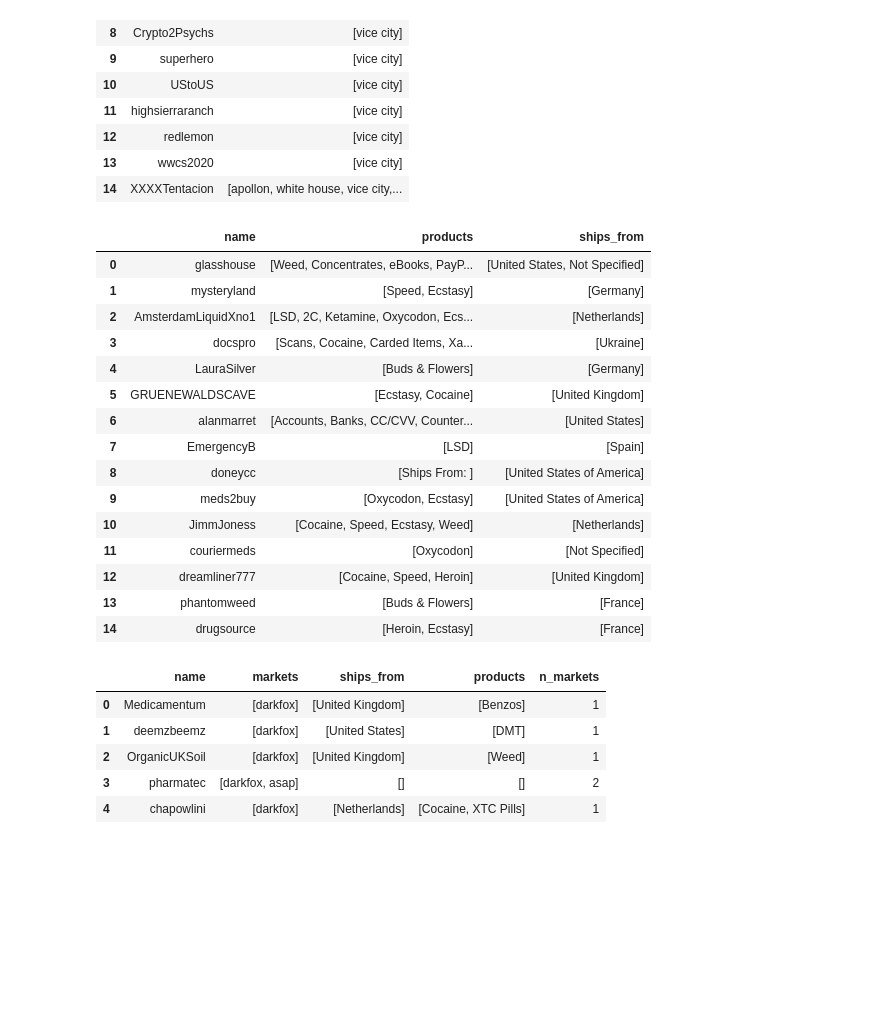
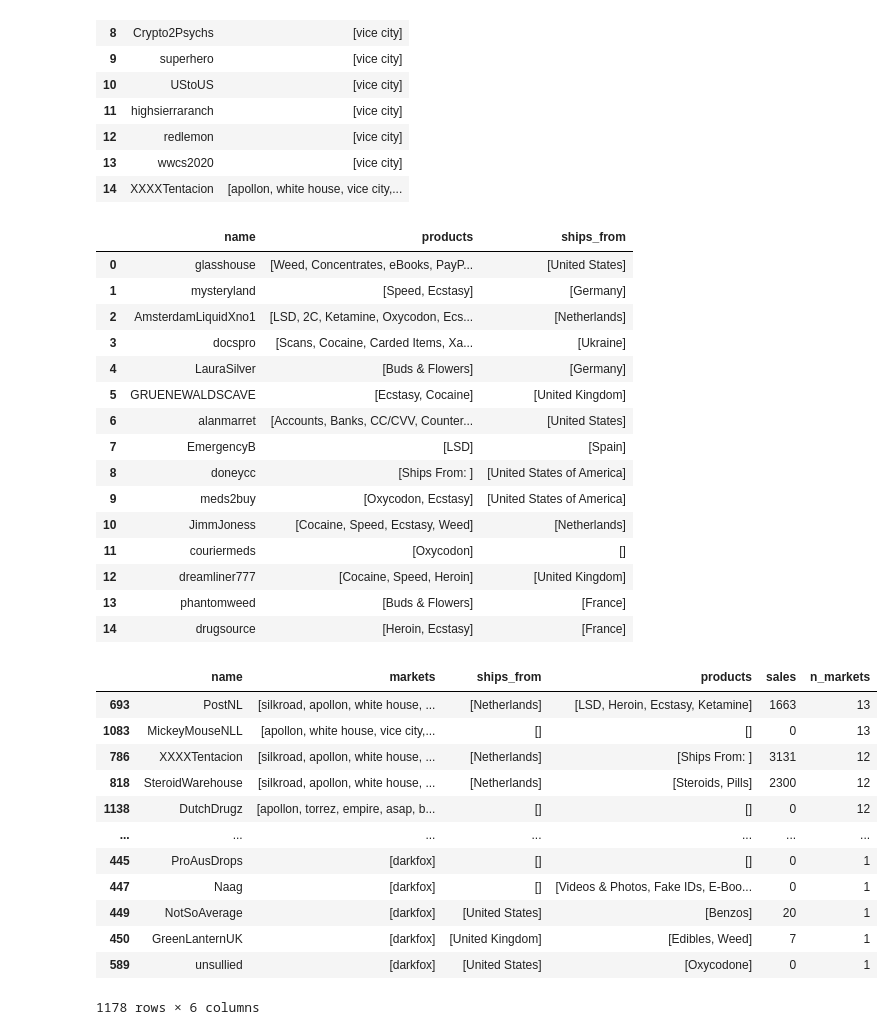
Before and after one commit to s260895/df_scraper, a Jupyter notebook: scraper.ipynb, the cells around one changed output. Cells and saved outputs as stored; diff of their text form; code cells hidden in the pictures; blank space fills up the shorter version.

```diff
--- a/scraper.ipynb
+++ b/scraper.ipynb
@@ -29,7 +31,8 @@ all_vendors = list(dict.fromkeys(all_vendors)) #remove duplicates
 #list of common marketplaces
 list_of_markets = ['apollon', 'white house', 'vice city', 'torrez', 'empire', 'silkroad', 'darkfox','asap',
                    'berlusconi', 'cartel','monopoly','icarus','pax romana', 'cryptonia', 'nightmare',
-                   'invictus', 'world market', 'traderoute', 'wall street']
+                   'invictus', 'world market', 'traderoute', 'wall street', 'versus', 'cannazon', 'dark0de',
+                  'tor2door','olympus']
 # %%
 ###SCRAPE DATA FROM DARKFOX####
 from bs4 import BeautifulSoup as bs
@@ -98,5 +106,10 @@ for i in range(len(os.listdir(DARKFOX_DIR))): #for each html file
 # %%
-darkfox_data = pd.DataFrame(data= darkfox_data) #transform to dataframe
-darkfox_data.to_csv('darkfox.csv')
-darkfox_data.sort_values('completed_orders', ascending = False)
+#adding up orders
+darkfox_df["orders"] = (darkfox_df["completed_orders"] + darkfox_df["other_orders"]).astype("int")
+darkfox_df= darkfox_df[['name', 'products', 'orders','ships_from']]
+
+darkfox_df.to_csv('data/darkfox_data.csv')
+
+darkfox_df.sort_values('orders', ascending =False)
+## final df contains, name, products, orders and location
 # %% [output]
@@ -252,12 +275,20 @@ for i in range(len(os.listdir(SILKROAD_DIR))): #for each html file
     for idx,line in enumerate(list(txt)):
         if 'Category' in line:
             category = txt[idx+1] #get text after 'category:'
-            categories.append(category)
+            if category == 'Ships From:':
+                pass
+            else:
+                categories.append(category)
 
         if 'Ships From' in line:
             ships = txt[idx+1]
+
+            if ships == 'Not Specified':
+                continue
+
             if ships != '\n':
                 ships_from.append(ships)
+
 
 
     #remove duplicates
@@ -273,11 +304,11 @@ for i in range(len(os.listdir(SILKROAD_DIR))): #for each html file
     silkroad_data.append(silkroad_df) #add user to dataframe
 
 silk_data = pd.DataFrame(data=silkroad_data)
-silk_data.to_csv('silk_data.csv')
+silk_data.to_csv('data/silk_data.csv')
 silk_data.head(15)
 # %% [output]
 |  | name | products | ships_from |
-| 0 | glasshouse | [Weed, Concentrates, eBooks, PayP... | [United States, Not Specified] |
+| 0 | glasshouse | [Weed, Concentrates, eBooks, PayP... | [United States] |
 | 1 | mysteryland | [Speed, Ecstasy] | [Germany] |
 | 2 | AmsterdamLiquidXno1 | [LSD, 2C, Ketamine, Oxycodon, Ecs... | [Netherlands] |
 | 3 | docspro | [Scans, Cocaine, Carded Items, Xa... | [Ukraine] |
@@ -288,7 +319,7 @@ silk_data.head(15)
 | 8 | doneycc | [Ships From: ] | [United States of America] |
 | 9 | meds2buy | [Oxycodon, Ecstasy] | [United States of America] |
 | 10 | JimmJoness | [Cocaine, Speed, Ecstasy, Weed] | [Netherlands] |
-| 11 | couriermeds | [Oxycodon] | [Not Specified] |
+| 11 | couriermeds | [Oxycodon] | [] |
 | 12 | dreamliner777 | [Cocaine, Speed, Heroin] | [United Kingdom] |
 | 13 | phantomweed | [Buds & Flowers] | [France] |
 | 14 | drugsource | [Heroin, Ecstasy] | [France] |
@@ -306,7 +337,8 @@ for i in all_vendors:
     data['markets'] = []
     data['ships_from'] = []
     data['products'] = []
-
+    data['sales'] = 'NaN'
+    sales = 0
 
     if i in silkroad_vendors:
         vendor_data = silk_data.loc[silk_data.name == i] #find same vendor in df
@@ -321,41 +353,55 @@ for i in all_vendors:
     if i in vice_vendors:
         vendor_data = vice_data.loc[vice_data.name == i] #find same vendor in df
         vendor_markets = vendor_data.active_markets.iloc[0] #get active markets
 
         data['markets'].extend(vendor_markets)
 
     if i in darkfox_vendors:
-        vendor_data = darkfox_data.loc[darkfox_data.name == i] #find same vendor in df
+        vendor_data = darkfox_df.loc[darkfox_df.name == i] #find same vendor in df
         shipping = vendor_data['ships_from'].iloc[0] #get shipping
         products = vendor_data['products'].iloc[0] #add products
+
+        if sales == 0: #make sure we dont add up the same order twice
+            sales += vendor_data['orders'].iloc[0]
 
 
         data['markets'].append('darkfox')#add market
         data['ships_from'].extend(shipping) #add shipping
         data['products'].extend(products)
 
     if i in asap_vendors:
         vendor_data = asap_data.loc[asap_data.name == i] #find same vendor in df
-        vendor_markets = asap_data.active_markets.iloc[0] #get active markets
+        vendor_markets = vendor_data.active_markets.iloc[0] #get active markets
 
         data['markets'].extend(vendor_markets)
+
+        if sales == 0:
+            sales += vendor_data['sales'].iloc[0]
+
 
 
     data['markets']=list(dict.fromkeys(data['markets'])) #remove duplicates
     data['ships_from']=list(dict.fromkeys(data['ships_from']))
     data['products']=list(dict.fromkeys(data['products']))
-
+    data['sales']= sales
     data['n_markets'] = len(data['markets'])
 
     test.append(data)
 
 df = pd.DataFrame(data=test)
-df.head()
+df.sort_values('n_markets', ascending=False)
 # %% [output]
-|  | name | markets | ships_from | products | n_markets |
-| 0 | Medicamentum | [darkfox] | [United Kingdom] | [Benzos] | 1 |
-| 1 | deemzbeemz | [darkfox] | [United States] | [DMT] | 1 |
-| 2 | OrganicUKSoil | [darkfox] | [United Kingdom] | [Weed] | 1 |
-| 3 | pharmatec | [darkfox, asap] | [] | [] | 2 |
-| 4 | chapowlini | [darkfox] | [Netherlands] | [Cocaine, XTC Pills] | 1 |
+|  | name | markets | ships_from | products | sales | n_markets |
+| 693 | PostNL | [silkroad, apollon, white house, ... | [Netherlands] | [LSD, Heroin, Ecstasy, Ketamine] | 1663 | 13 |
+| 1083 | MickeyMouseNLL | [apollon, white house, vice city,... | [] | [] | 0 | 13 |
+| 786 | XXXXTentacion | [silkroad, apollon, white house, ... | [Netherlands] | [Ships From: ] | 3131 | 12 |
+| 818 | SteroidWarehouse | [silkroad, apollon, white house, ... | [Netherlands] | [Steroids, Pills] | 2300 | 12 |
+| 1138 | DutchDrugz | [apollon, torrez, empire, asap, b... | [] | [] | 0 | 12 |
+| ... | ... | ... | ... | ... | ... | ... |
+| 445 | ProAusDrops | [darkfox] | [] | [] | 0 | 1 |
+| 447 | Naag | [darkfox] | [] | [Videos & Photos, Fake IDs, E-Boo... | 0 | 1 |
+| 449 | NotSoAverage | [darkfox] | [United States] | [Benzos] | 20 | 1 |
+| 450 | GreenLanternUK | [darkfox] | [United Kingdom] | [Edibles, Weed] | 7 | 1 |
+| 589 | unsullied | [darkfox] | [United States] | [Oxycodone] | 0 | 1 |
+1178 rows × 6 columns
 # %%
```
Also changed, not shown: parts of 8 cells of this notebook, 5 other files.
